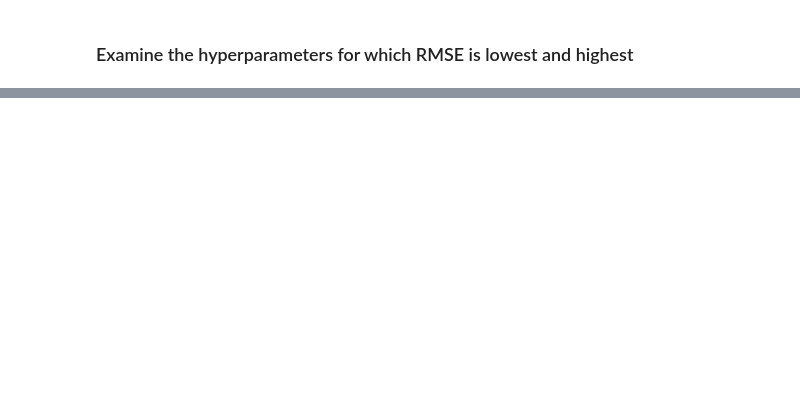
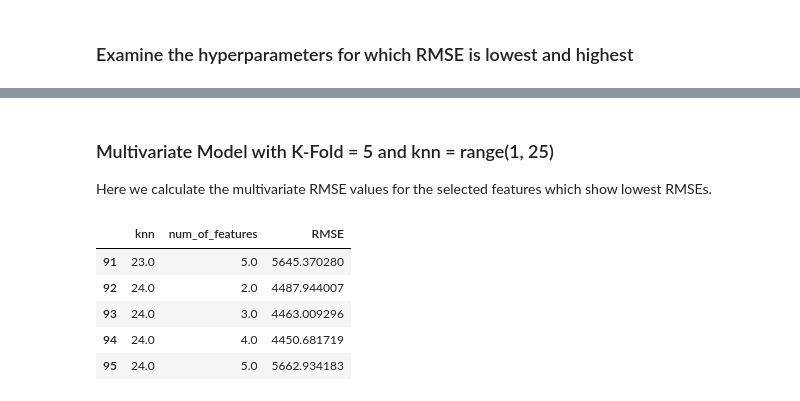
Before and after one commit to simplyrucha/KNNModel, a Jupyter notebook: GP_PredictingCarPrices.ipynb, the cells around one changed output, grey strips where cells are left out. Saved outputs shown, nothing was run; the diff lists cells and outputs as text; code cells hidden in the pictures; blank space fills up the shorter version.

```diff
--- a/GP_PredictingCarPrices.ipynb
+++ b/GP_PredictingCarPrices.ipynb
@@ -739,0 +887,47 @@ We are not stopping here! Let this be our assumption that this 5 feature model w
+# %% [markdown]
+### Multivariate Model with K-Fold = 5 and knn = range(1, 25)
+
+Here we calculate the multivariate RMSE values for the selected features which show lowest RMSEs.
+# %%
+# instantiate object of K-Folds cross validator
+# Dataset is split into 5 equal parts, randomized and random_state is set to 1 for reproducibility
+kf = KFold(n_splits = 5, shuffle = True, random_state = 1)
+
+target = "price"
+multi_feature_rmse = {}
+
+# select features with lowest RMSE
+selected_features = ["engine_size", "horsepower", "highway_mpg", "city_mpg", "curb_weight"]
+
+# calculate RMSE for multivariate model incr
+for hyp_count in range(1, 25):
+    for i in range(2, len(selected_features) + 1):
+        knn = KNeighborsRegressor(algorithm = "auto", n_neighbors = hyp_count)
+
+        features = selected_features[:i]
+        mses = cross_val_score(estimator = knn, X = imports_85_norm[features],
+                               y = imports_85_norm[target],
+                               scoring = "neg_mean_squared_error", cv = kf)
+
+        multi_feature_rmse[(hyp_count,i)] = np.sqrt(np.abs(mses)).mean()
+# %%
+# assign results to a dataframe from dictionary
+multi_feature_rmse_df = pd.DataFrame(data = [[each_key[0] for each_key in multi_feature_rmse.keys()],
+                                             [each_key[1] for each_key in multi_feature_rmse.keys()],
+                                             multi_feature_rmse.values()]).T
+
+# change the column names in dataframe
+multi_feature_rmse_df.columns = ["knn", "num_of_features", "RMSE"]
+
+# change the datatype for numeric series from object to int/ float
+multi_feature_rmse_df.astype({"knn" : int, "RMSE" : float})
+
+# display last 5 rows from dataframe
+multi_feature_rmse_df.tail()
+# %% [output]
+|  | knn | num_of_features | RMSE |
+| 91 | 23.0 | 5.0 | 5645.370280 |
+| 92 | 24.0 | 2.0 | 4487.944007 |
+| 93 | 24.0 | 3.0 | 4463.009296 |
+| 94 | 24.0 | 4.0 | 4450.681719 |
+| 95 | 24.0 | 5.0 | 5662.934183 |
```
Also changed, not shown: parts of 63 cells of this notebook.
